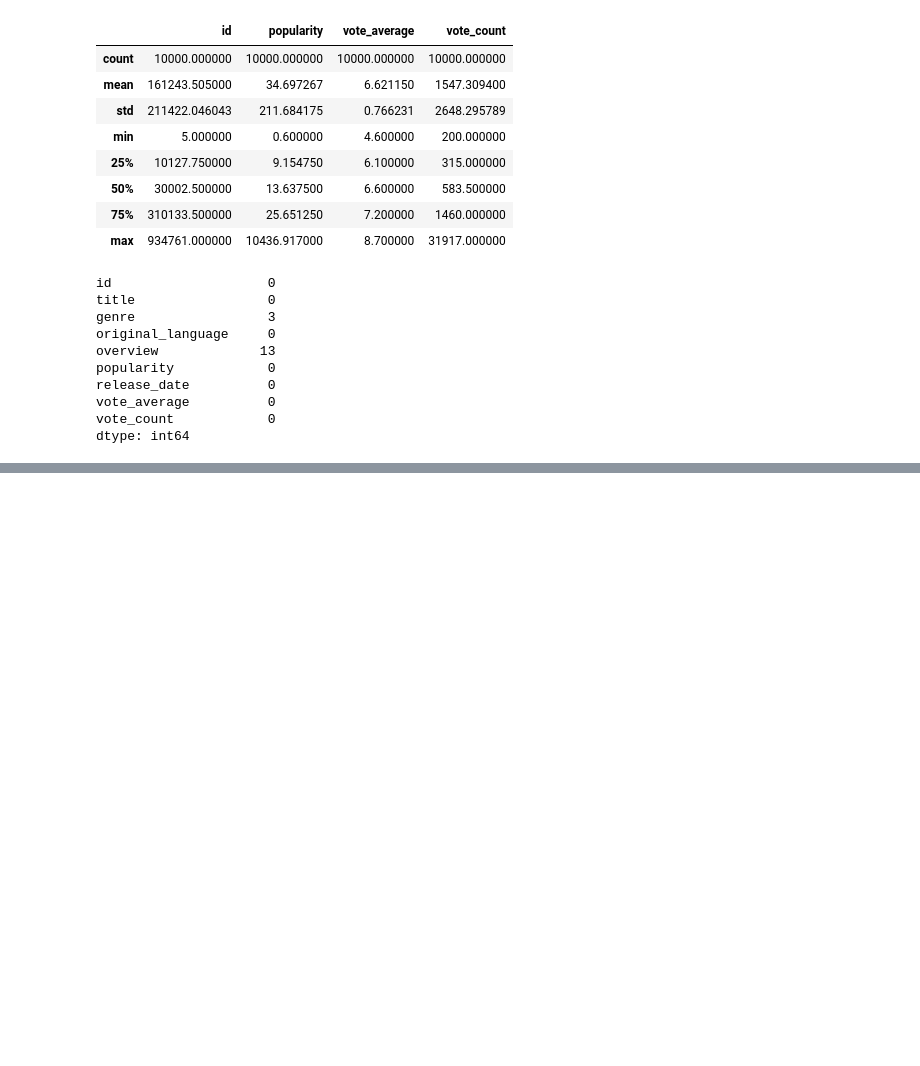
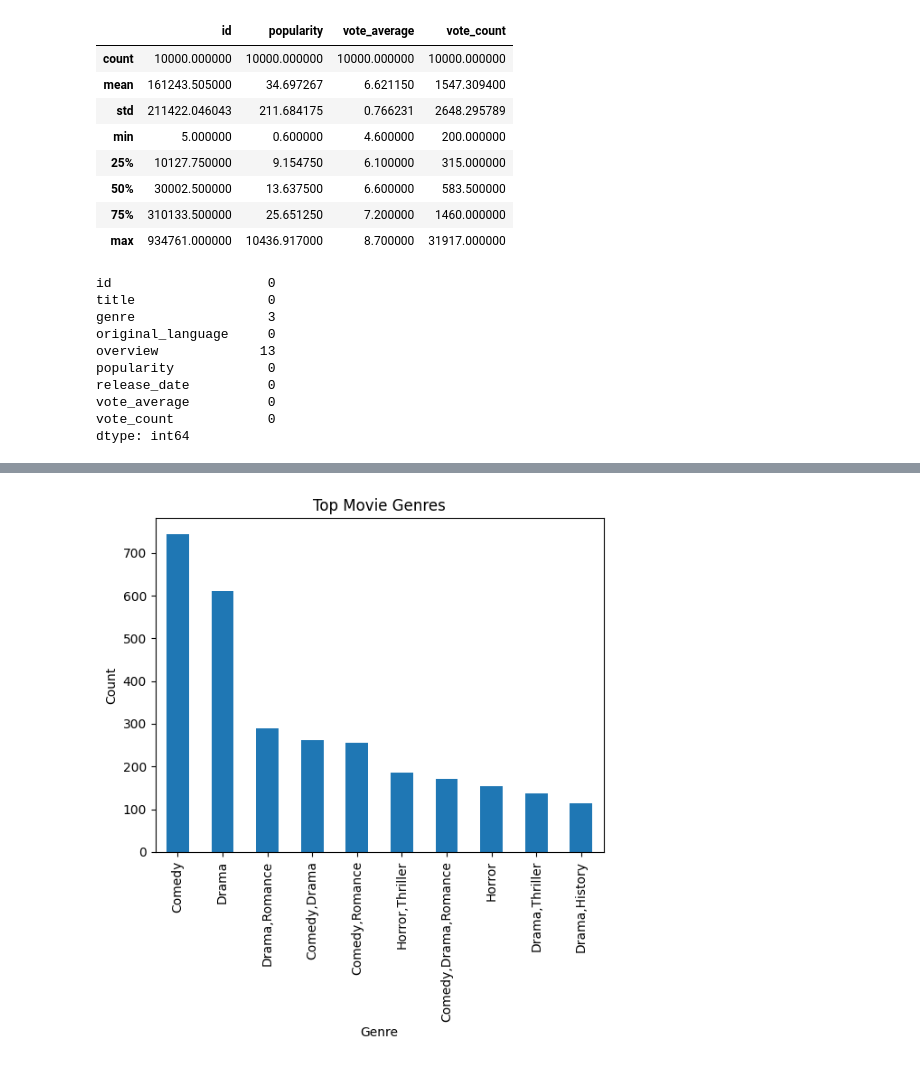
Before and after one commit to thomasgodfrey448-netizen/Recommended-Movie-system, a Jupyter notebook: movie_rec.ipynb, the cells around one changed output, grey strips where cells are left out. Cells and saved outputs as stored; diff of their text form; code cells hidden in the pictures; blank space fills up the shorter version.

```diff
--- a/movie_rec.ipynb
+++ b/movie_rec.ipynb
@@ -234,0 +74,5 @@ Recommendations for 'The Shawshank Redemption':
+# %%
+# EDA
+genre_counts = data['genre'].value_counts()
+
+print(genre_counts.head(10))
@@ -234,0 +92,12 @@ Recommendations for 'The Shawshank Redemption':
+# %%
+genre_counts.head(10).plot(kind='bar')
+
+plt.title("Top Movie Genres")
+
+plt.xlabel("Genre")
+
+plt.ylabel("Count")
+
+plt.show()
+# %% [output]
+[figure, added]
```
Also changed, not shown: parts of 28 cells of this notebook.
